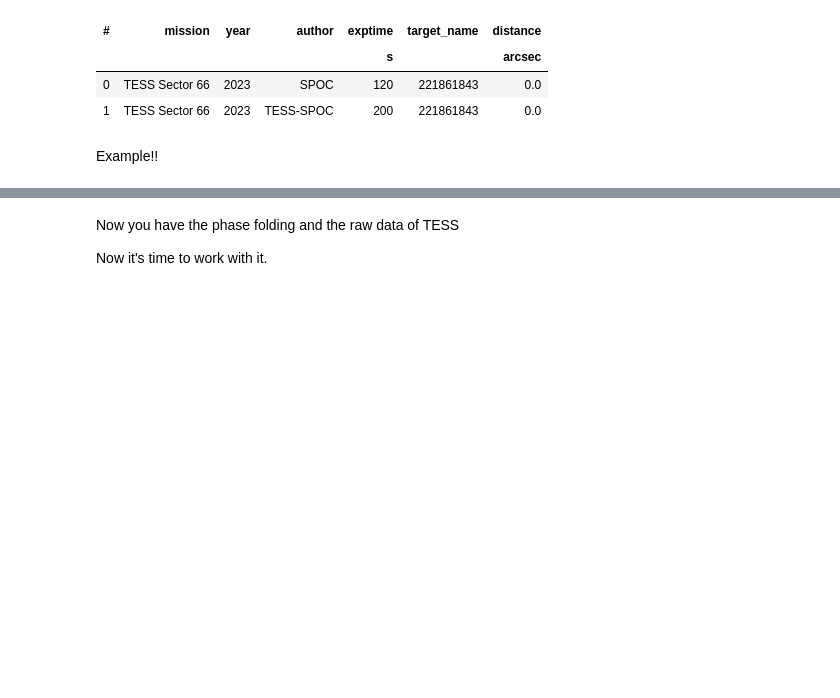
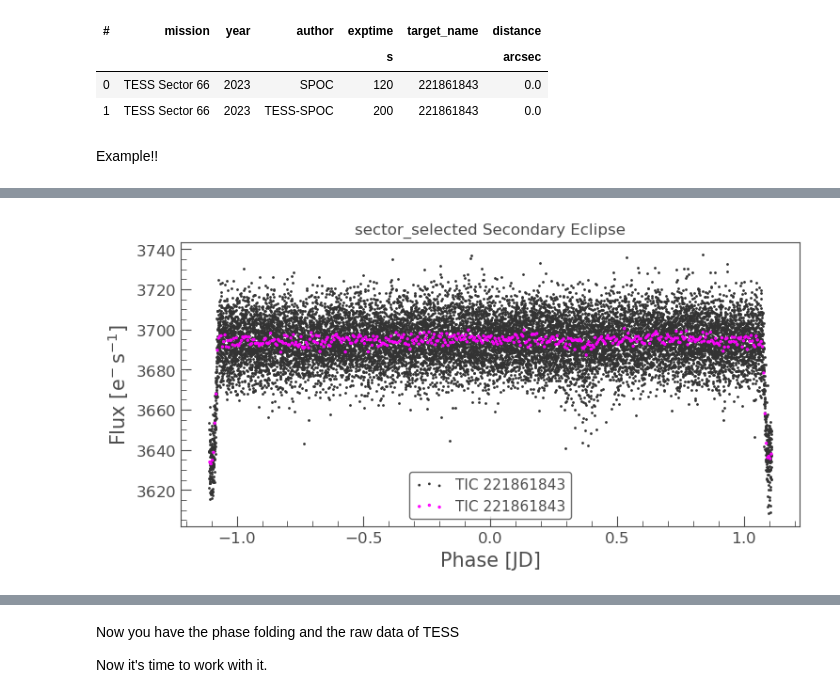
Before and after one commit to MasheLaNube/astroREBECCA, a Jupyter notebook: Tutorial_TESS.ipynb, the cells around one changed output, grey strips where cells are left out. Cells and saved outputs as stored; diff of their text form; code cells hidden in the pictures; blank space fills up the shorter version.

```diff
--- a/Tutorial_TESS.ipynb
+++ b/Tutorial_TESS.ipynb
@@ -60,3 +62,8 @@ Transit times:  [3098.860985999779, 3101.078767999779, 3103.296549999779, 3105.5
+# %%
+#Folding in order to search for secondary eclipses
+lc.fold_second_tr(sector_data, T0, P, PATH, binned, sector_name)
+# %% [output]
+[figure, added]
 # %%
 #Save the data:
 #Phase folding data as
```
Also changed, not shown: parts of 7 cells of this notebook, 15 other files.
